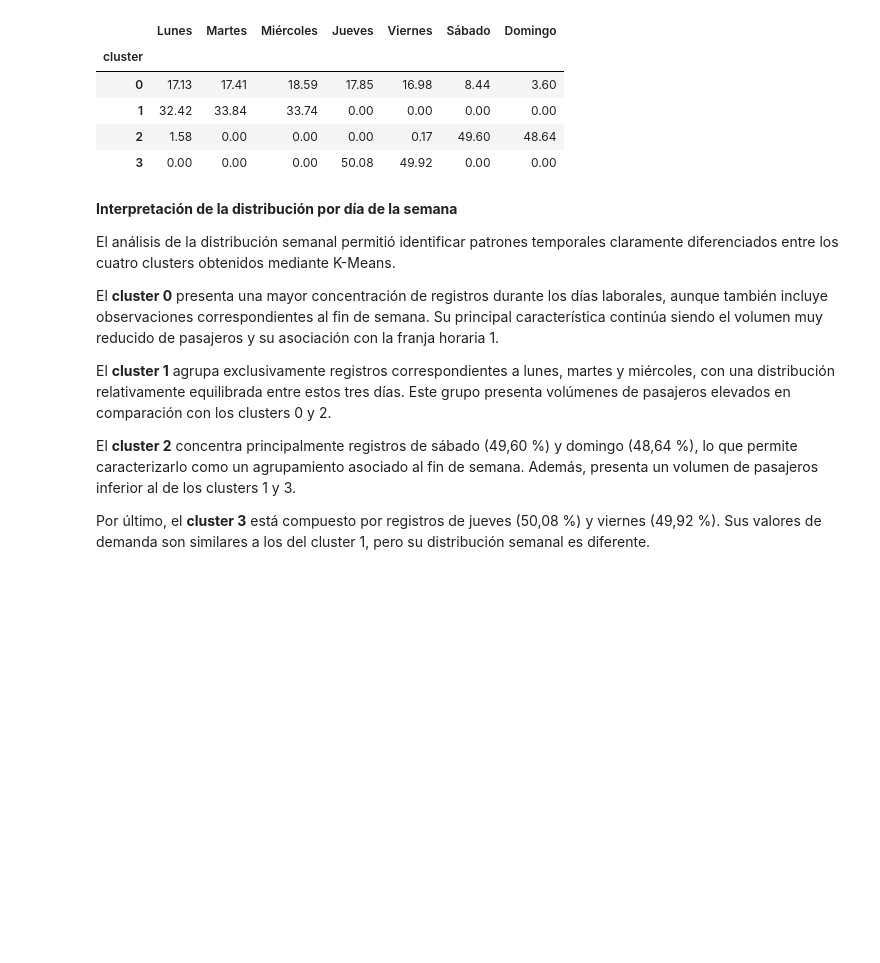
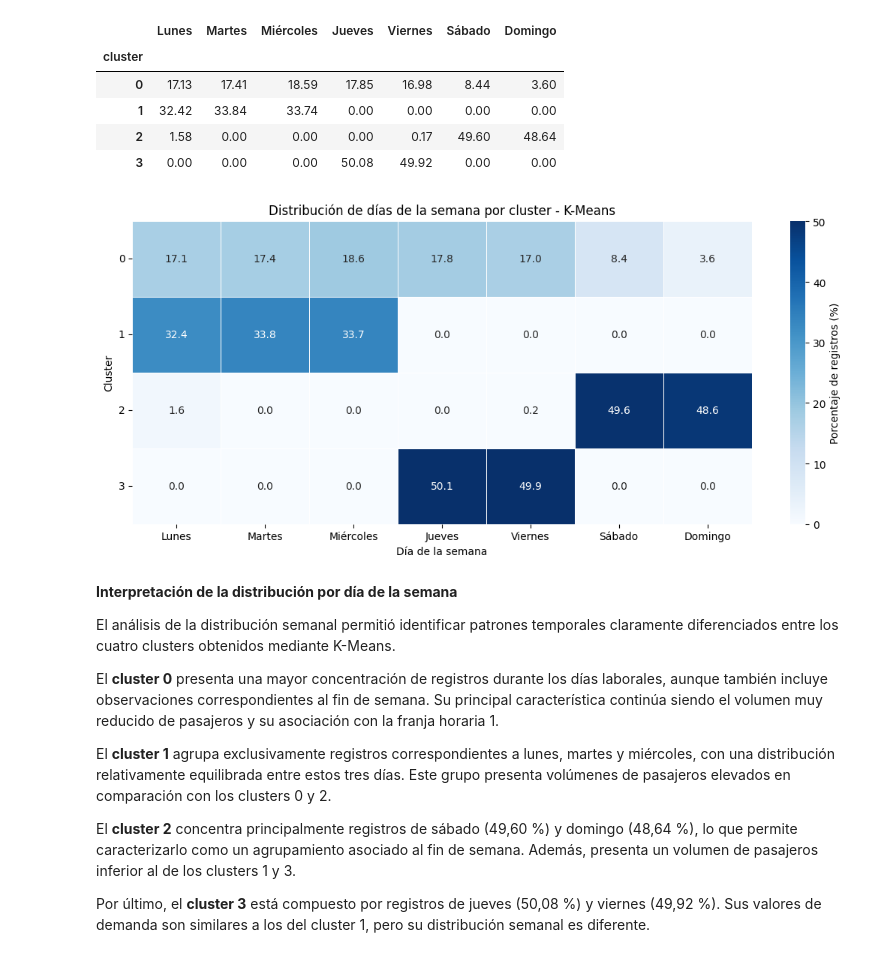
Before and after one commit to ChronosXV/Metodologia_grupo2, a Jupyter notebook: Metodologia_1_Grupo_2_Modelado_ML.ipynb, the cells around one changed output. Saved outputs shown, nothing was run; the diff lists cells and outputs as text; code cells hidden in the pictures; blank space fills up the shorter version.

```diff
--- a/Metodologia_1_Grupo_2_Modelado_ML.ipynb
+++ b/Metodologia_1_Grupo_2_Modelado_ML.ipynb
@@ -2695,6 +2751,33 @@ Distribución porcentual de días de la semana por cluster:
 | 1 | 32.42 | 33.84 | 33.74 | 0.00 | 0.00 | 0.00 | 0.00 |
 | 2 | 1.58 | 0.00 | 0.00 | 0.00 | 0.17 | 49.60 | 48.64 |
 | 3 | 0.00 | 0.00 | 0.00 | 50.08 | 49.92 | 0.00 | 0.00 |
+# %%
+# Visualizar la distribución porcentual de días por cluster
+
+import matplotlib.pyplot as plt
+import seaborn as sns
+
+plt.figure(figsize=(11, 5))
+
+sns.heatmap(
+    tabla_dias,
+    annot=True,
+    fmt=".1f",
+    cmap="Blues",
+    linewidths=0.5,
+    cbar_kws={"label": "Porcentaje de registros (%)"}
+)
+
+plt.title("Distribución de días de la semana por cluster - K-Means")
+plt.xlabel("Día de la semana")
+plt.ylabel("Cluster")
+plt.xticks(rotation=0)
+plt.yticks(rotation=0)
+
+plt.tight_layout()
+plt.show()
+# %% [output]
+[figure, added]
 # %% [markdown]
 **Interpretación de la distribución por día de la semana**
 
```
Also changed, not shown: parts of 2 cells of this notebook.
